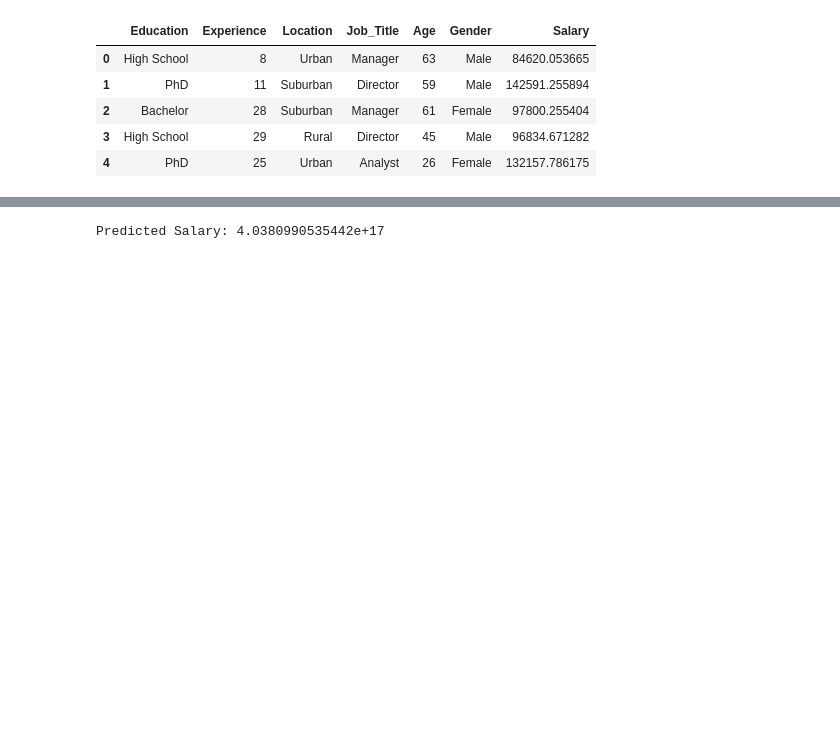
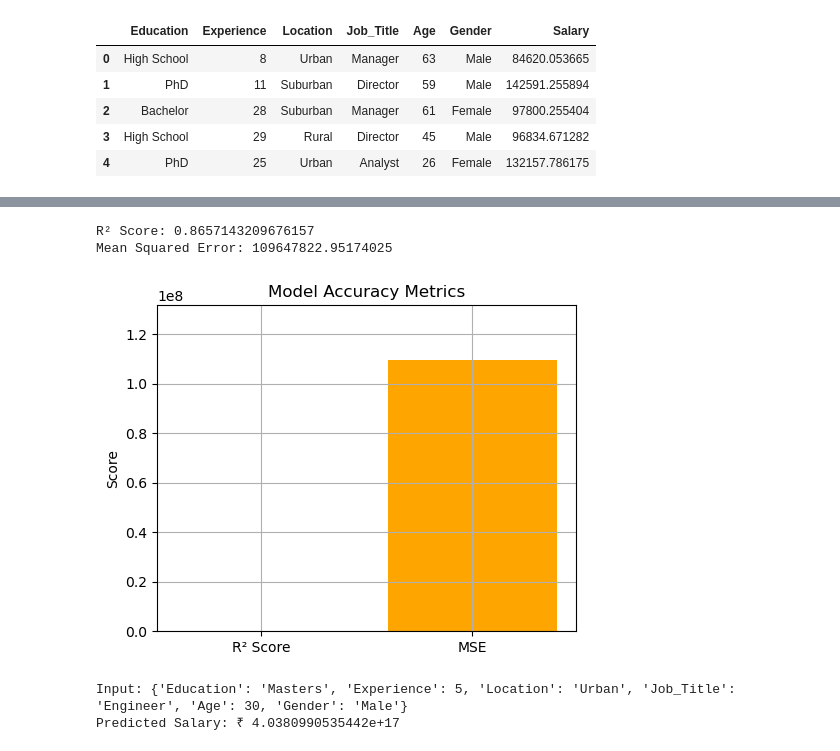
Before and after one commit to jyotshana666/Employee-Salary-Prediction, a Jupyter notebook: Employee-Salary-Prediction.ipynb, the cells around one changed output, grey strips where cells are left out. Cells and saved outputs as stored; diff of their text form; code cells hidden in the pictures; blank space fills up the shorter version.

```diff
--- a/Employee-Salary-Prediction.ipynb
+++ b/Employee-Salary-Prediction.ipynb
@@ -95,14 +67,40 @@ MSE: 109647822.95174025
+# %%
+y_pred = model.predict(X_test)
+
+r2 = r2_score(y_test, y_pred)
+mse = mean_squared_error(y_test, y_pred)
+
+print("R² Score:", r2)
+print("Mean Squared Error:", mse)
+
+plt.figure(figsize=(5, 4))
+plt.bar(['R² Score', 'MSE'], [r2, mse], color=['green', 'orange'])
+plt.title("Model Accuracy Metrics")
+plt.ylim(0, max(r2, mse) * 1.2)
+plt.ylabel("Score")
+plt.grid(True)
+plt.tight_layout()
+plt.savefig('images/model_score.png')
+plt.show()
+# %% [output]
+R² Score: 0.8657143209676157
+Mean Squared Error: 109647822.95174025
+[figure, added]
 # %%
-new = pd.DataFrame([{
+sample = pd.DataFrame([{
     'Experience': 5,
     'Age': 30,
     'Education': 'Masters',
     'Location': 'Urban',
     'Job_Title': 'Engineer',
     'Gender': 'Male'
-}])[X.columns]  # Ensures same order and only expected columns
+}])
 
-# Now prediction will work
-print("Predicted Salary:", round(model.predict(new)[0], 2))
+sample = sample[X.columns]
+
+predicted_salary = model.predict(sample)[0]
+print("Input:", sample.to_dict(orient='records')[0])
+print("Predicted Salary: ₹", round(predicted_salary, 2))
 # %% [output]
-Predicted Salary: 4.0380990535442e+17
+Input: {'Education': 'Masters', 'Experience': 5, 'Location': 'Urban', 'Job_Title': 'Engineer', 'Age': 30, 'Gender': 'Male'}
+Predicted Salary: ₹ 4.0380990535442e+17
```
Also changed, not shown: parts of 9 cells of this notebook.
